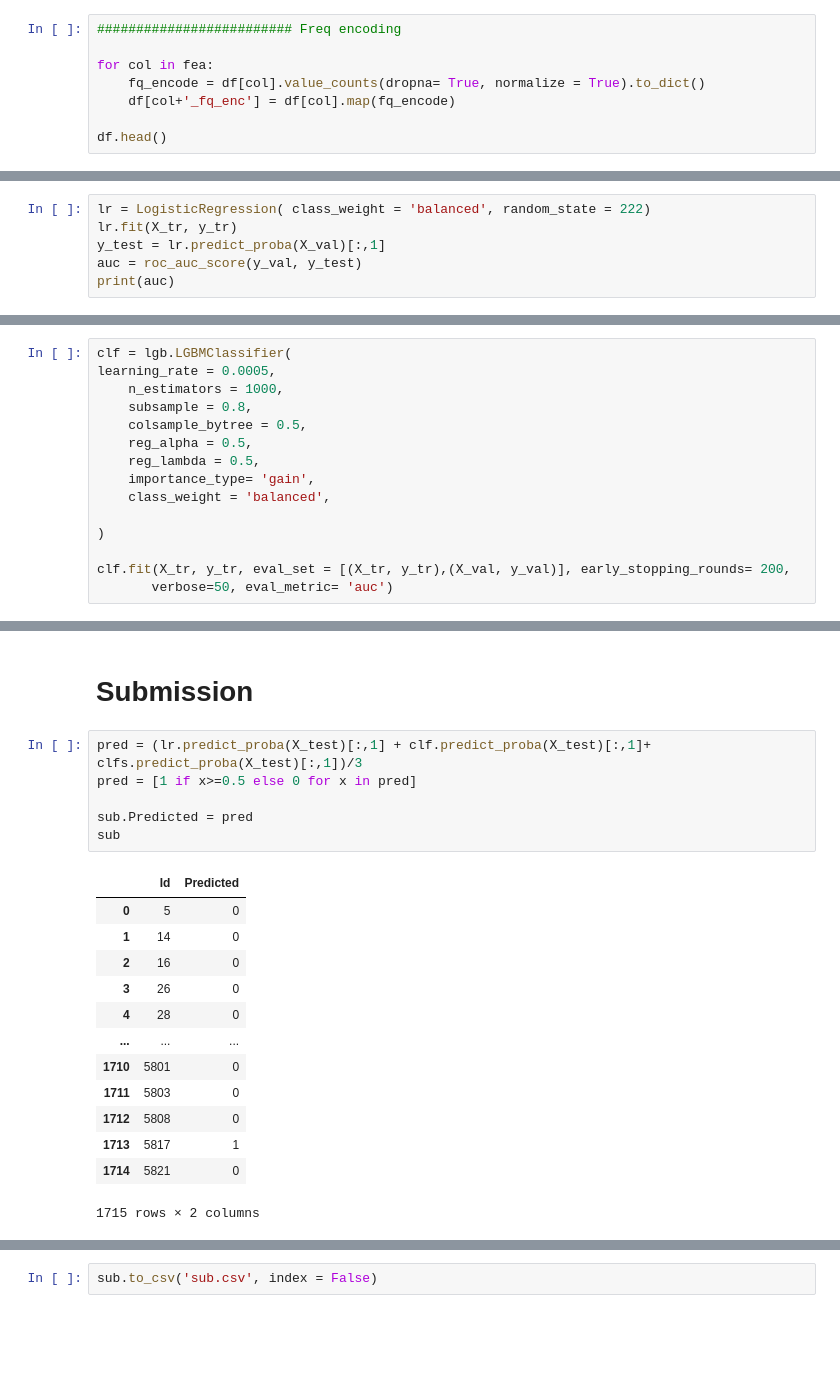
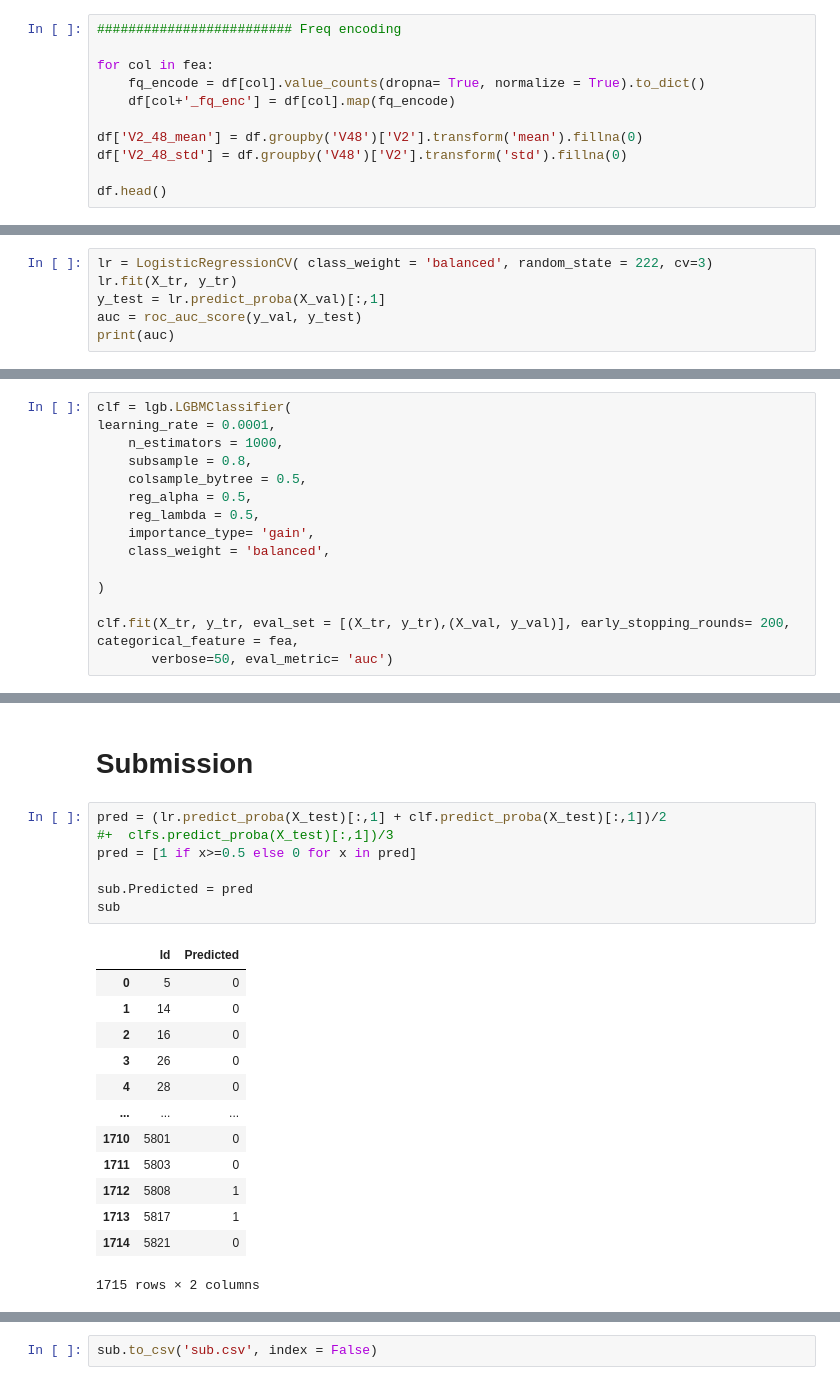
Before and after one commit to nsu1210/Kaggle, a Jupyter notebook: 2020-classification-unbalance-customer-purchase.ipynb, the cells around one changed output, grey strips where cells are left out. Cells and saved outputs as stored; diff of their text form; blank space fills up the shorter version.

```diff
--- a/2020-classification-unbalance-customer-purchase.ipynb
+++ b/2020-classification-unbalance-customer-purchase.ipynb
@@ -179,6 +206,9 @@ for col in fea:
     fq_encode = df[col].value_counts(dropna= True, normalize = True).to_dict()
     df[col+'_fq_enc'] = df[col].map(fq_encode)
 
+df['V2_48_mean'] = df.groupby('V48')['V2'].transform('mean').fillna(0)
+df['V2_48_std'] = df.groupby('V48')['V2'].transform('std').fillna(0)
+
 df.head()
 # %% [output]
 |  | Id | V2 | V3 | V4 | V5 | V6 | V7 | V8 | V9 | V10 | V11 | ... |
@@ -224,7 +254,7 @@ print(y_val.shape)
 # %% [markdown]
 # Logistic Regression with 'balanced'
 # %%
-lr = LogisticRegression( class_weight = 'balanced', random_state = 222)
+lr = LogisticRegressionCV( class_weight = 'balanced', random_state = 222, cv=3)
 lr.fit(X_tr, y_tr)
 y_test = lr.predict_proba(X_val)[:,1]
 auc = roc_auc_score(y_val, y_test)
@@ -270,7 +300,7 @@ plt.show()
 # LGBM with 'balanced'
 # %%
 clf = lgb.LGBMClassifier(
-learning_rate = 0.0005,
+learning_rate = 0.0001,
     n_estimators = 1000,
     subsample = 0.8,
     colsample_bytree = 0.5,
@@ -281,6 +311,6 @@ learning_rate = 0.0005,
 
 )
 
-clf.fit(X_tr, y_tr, eval_set = [(X_tr, y_tr),(X_val, y_val)], early_stopping_rounds= 200,
+clf.fit(X_tr, y_tr, eval_set = [(X_tr, y_tr),(X_val, y_val)], early_stopping_rounds= 200, categorical_feature = fea,
        verbose=50, eval_metric= 'auc')
 # %% [output]
@@ -416,22 +456,23 @@ plt.show()
 # %% [markdown]
 # Submission
 # %%
-pred = (lr.predict_proba(X_test)[:,1] + clf.predict_proba(X_test)[:,1]+  clfs.predict_proba(X_test)[:,1])/3
+pred = (lr.predict_proba(X_test)[:,1] + clf.predict_proba(X_test)[:,1])/2
+#+  clfs.predict_proba(X_test)[:,1])/3
 pred = [1 if x>=0.5 else 0 for x in pred]
 
 sub.Predicted = pred
 sub
 # %% [output]
 |  | Id | Predicted |
 | 0 | 5 | 0 |
 | 1 | 14 | 0 |
 | 2 | 16 | 0 |
 | 3 | 26 | 0 |
 | 4 | 28 | 0 |
 | ... | ... | ... |
 | 1710 | 5801 | 0 |
 | 1711 | 5803 | 0 |
-| 1712 | 5808 | 0 |
+| 1712 | 5808 | 1 |
 | 1713 | 5817 | 1 |
 | 1714 | 5821 | 0 |
 1715 rows × 2 columns
```
Also changed, not shown: parts of 14 cells of this notebook.
